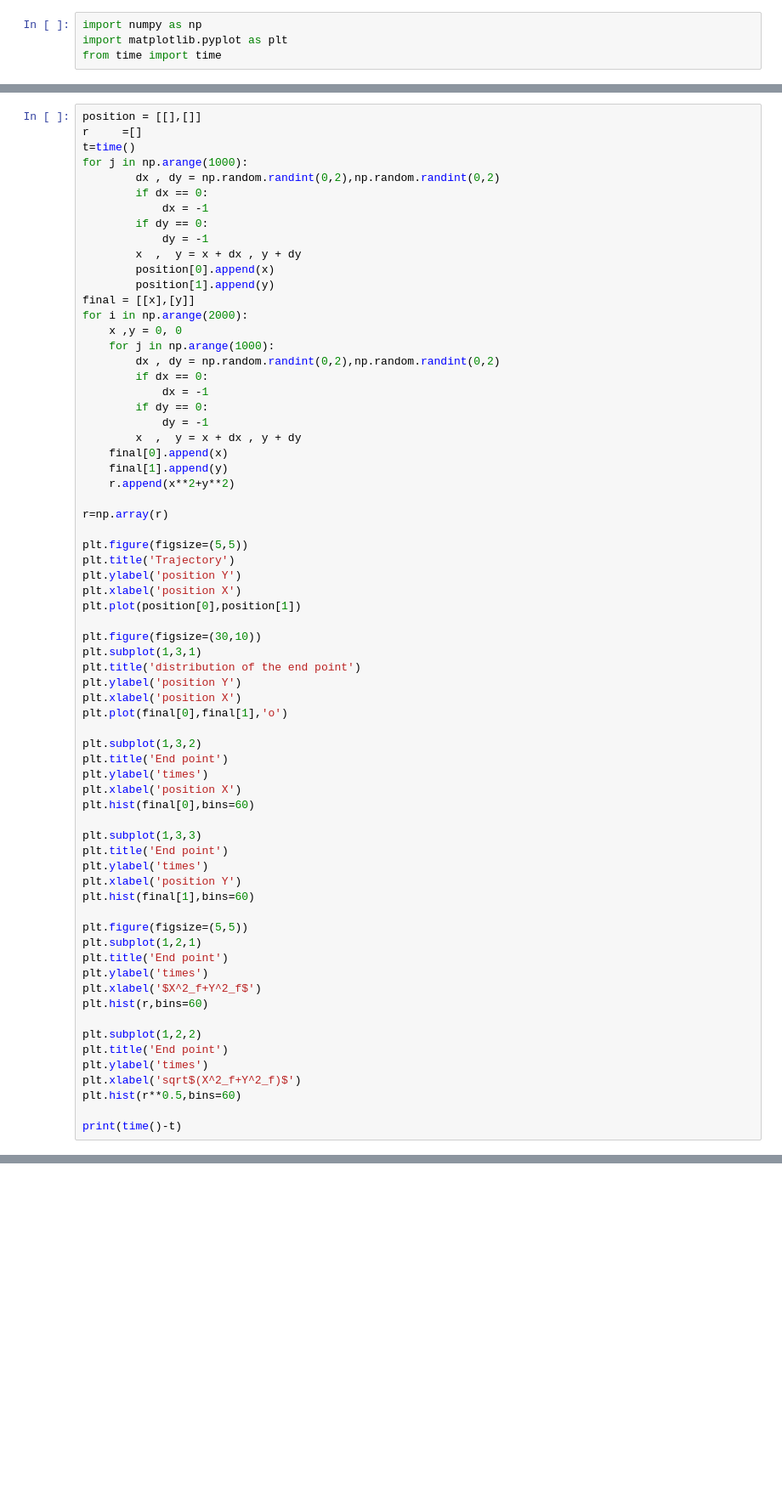
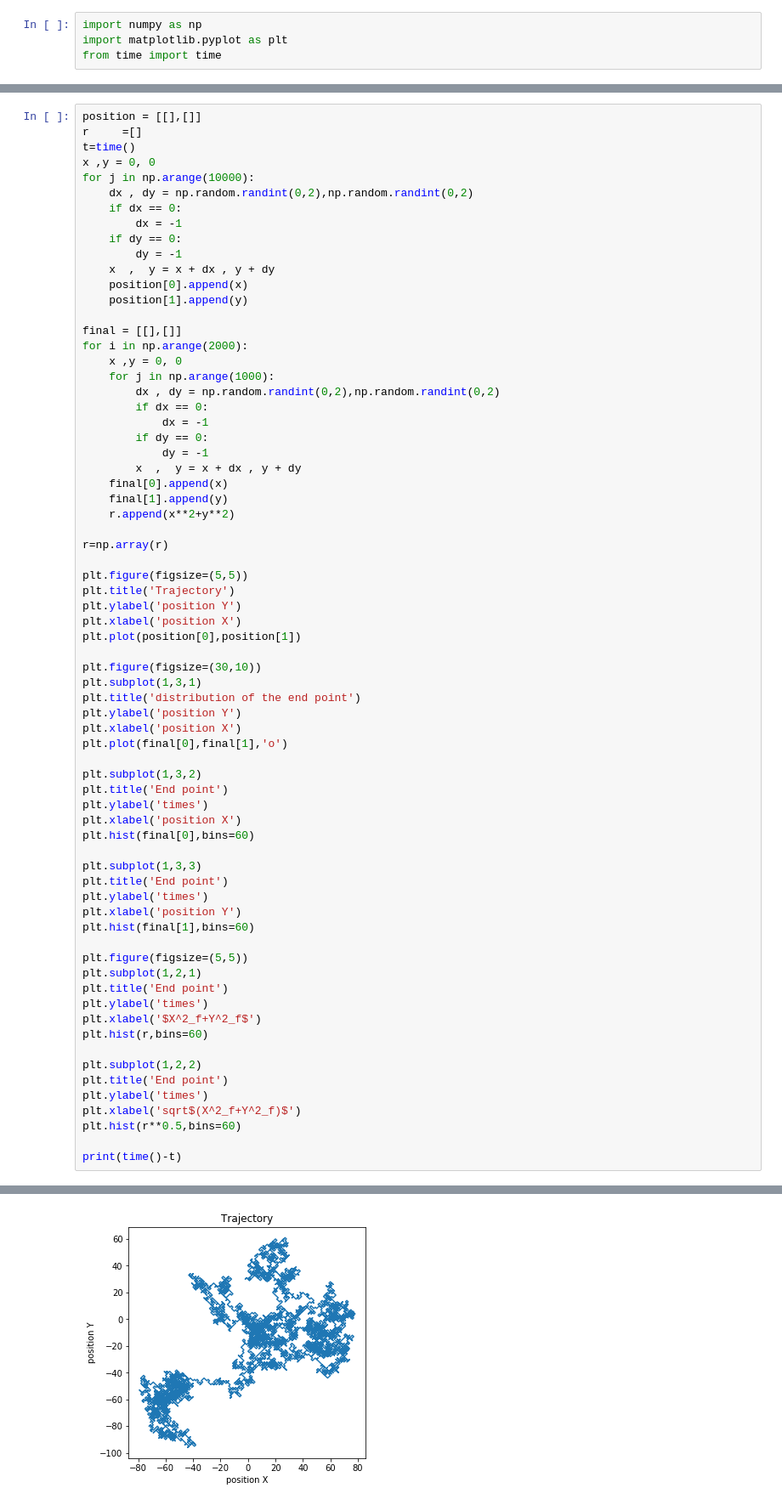
Before and after one commit to NTHU-Phys-Qubit/hw1-ZH022557, a Jupyter notebook: Problem-2.ipynb, the cells around one changed output, grey strips where cells are left out. Shown at 85% size. Cells and saved outputs as stored; diff of their text form; blank space fills up the shorter version.

```diff
--- a/Problem-2.ipynb
+++ b/Problem-2.ipynb
@@ -82,16 +82,18 @@ print (t)
 position = [[],[]]
 r     =[]
 t=time()
-for j in np.arange(1000):
-        dx , dy = np.random.randint(0,2),np.random.randint(0,2)
-        if dx == 0:
-            dx = -1
-        if dy == 0:
-            dy = -1
-        x  ,  y = x + dx , y + dy
-        position[0].append(x)
-        position[1].append(y)
-final = [[x],[y]]
+x ,y = 0, 0
+for j in np.arange(10000):
+    dx , dy = np.random.randint(0,2),np.random.randint(0,2)
+    if dx == 0:
+        dx = -1
+    if dy == 0:
+        dy = -1
+    x  ,  y = x + dx , y + dy
+    position[0].append(x)
+    position[1].append(y)
+
+final = [[],[]]
 for i in np.arange(2000):
     x ,y = 0, 0
     for j in np.arange(1000):
@@ -146,3 +148,4 @@ plt.xlabel('sqrt$(X^2_f+Y^2_f)$')
 plt.hist(r**0.5,bins=60)
 
 print(time()-t)
+# %% [output]
@@ -148,0 +153 @@ print(time()-t)
+[figure, added]
```
Also changed, not shown: parts of 2 cells of this notebook.
